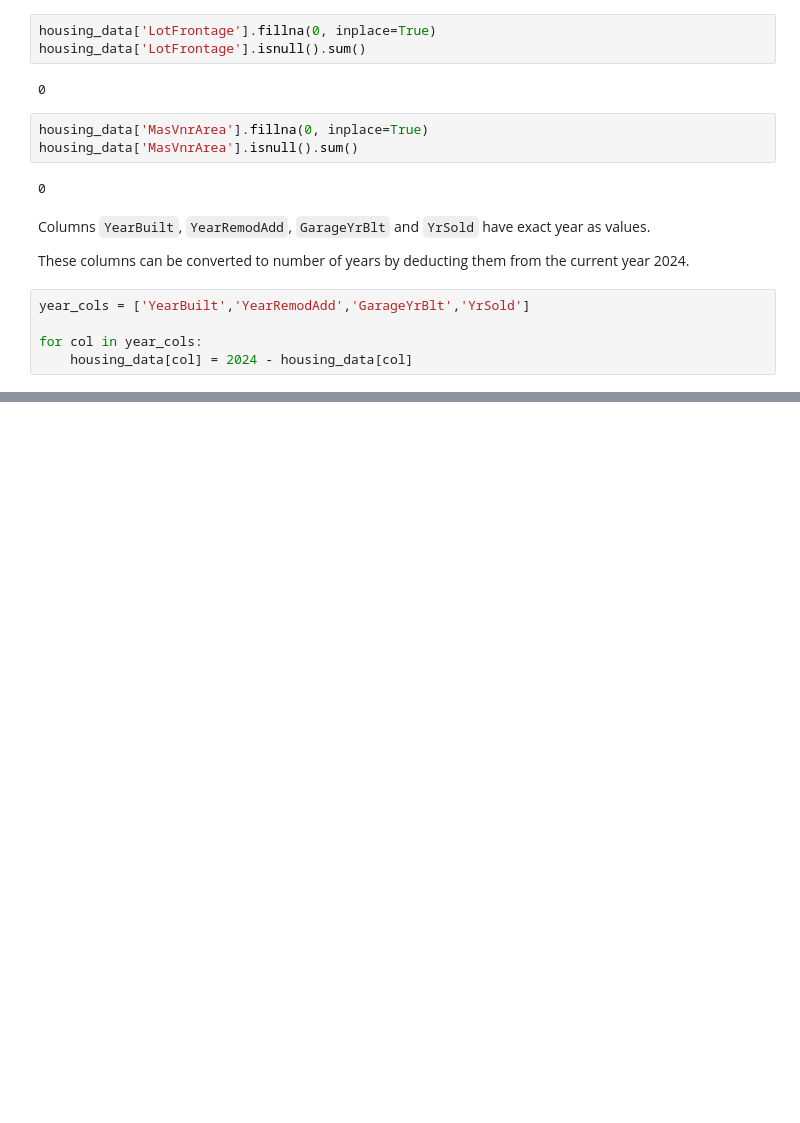
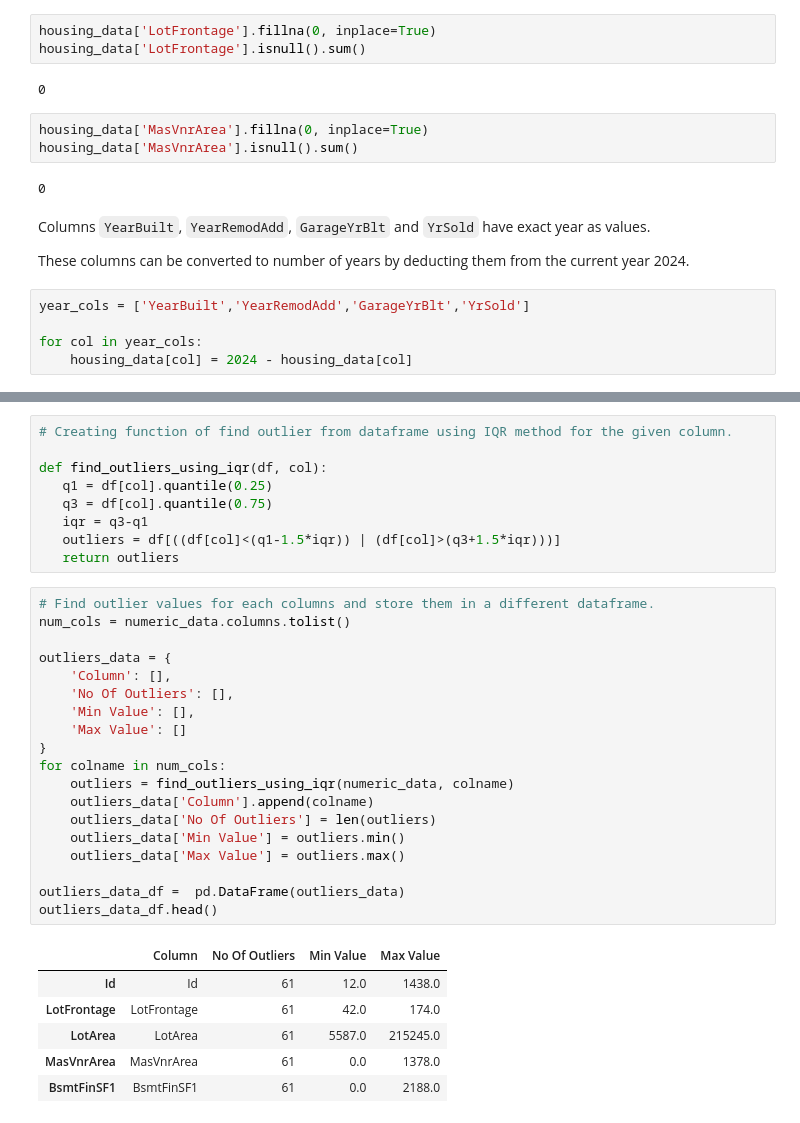
Before and after one commit to ranpariyachetan/advancedregression-assignment, a Jupyter notebook: House_Price_Assignment.ipynb, the cells around one changed output, grey strips where cells are left out. Drawn from its saved outputs; the diff is of its cells as text; blank space fills up the shorter version.

```diff
--- a/House_Price_Assignment.ipynb
+++ b/House_Price_Assignment.ipynb
@@ -169,0 +203,35 @@ for col in year_cols:
+# %%
+# Creating function of find outlier from dataframe using IQR method for the given column.
+
+def find_outliers_using_iqr(df, col):
+   q1 = df[col].quantile(0.25)
+   q3 = df[col].quantile(0.75)
+   iqr = q3-q1
+   outliers = df[((df[col]<(q1-1.5*iqr)) | (df[col]>(q3+1.5*iqr)))]
+   return outliers
+# %%
+# Find outlier values for each columns and store them in a different dataframe.
+num_cols = numeric_data.columns.tolist()
+
+outliers_data = {
+    'Column': [],
+    'No Of Outliers': [],
+    'Min Value': [],
+    'Max Value': []
+}
+for colname in num_cols:
+    outliers = find_outliers_using_iqr(numeric_data, colname)
+    outliers_data['Column'].append(colname)
+    outliers_data['No Of Outliers'] = len(outliers)
+    outliers_data['Min Value'] = outliers.min()
+    outliers_data['Max Value'] = outliers.max()
+
+outliers_data_df =  pd.DataFrame(outliers_data)
+outliers_data_df.head()
+# %% [output]
+|  | Column | No Of Outliers | Min Value | Max Value |
+| Id | Id | 61 | 12.0 | 1438.0 |
+| LotFrontage | LotFrontage | 61 | 42.0 | 174.0 |
+| LotArea | LotArea | 61 | 5587.0 | 215245.0 |
+| MasVnrArea | MasVnrArea | 61 | 0.0 | 1378.0 |
+| BsmtFinSF1 | BsmtFinSF1 | 61 | 0.0 | 2188.0 |
```
Also changed, not shown: parts of 5 cells of this notebook.
